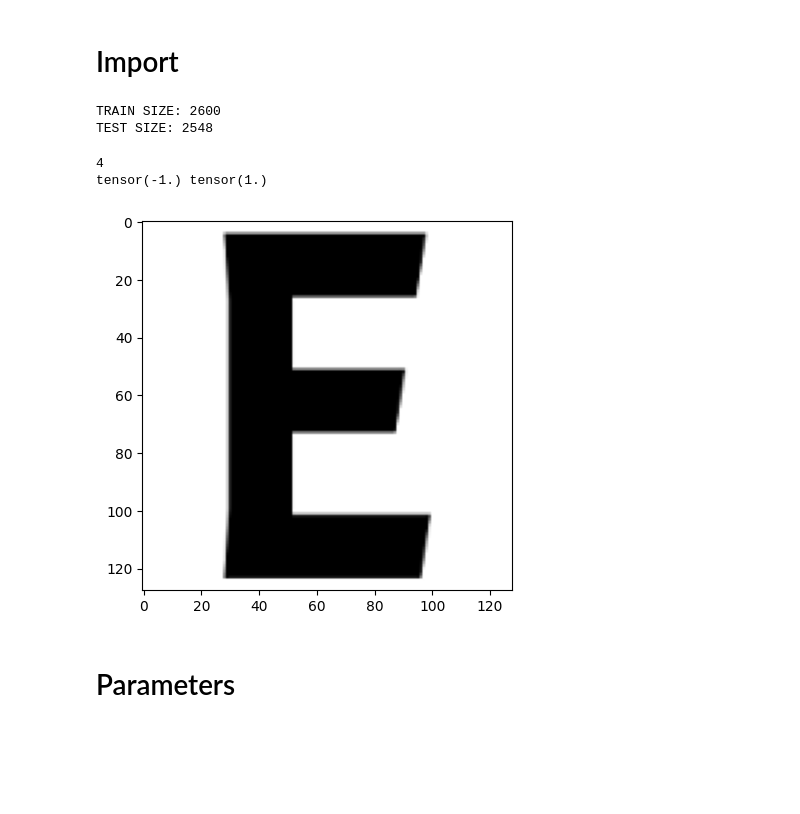
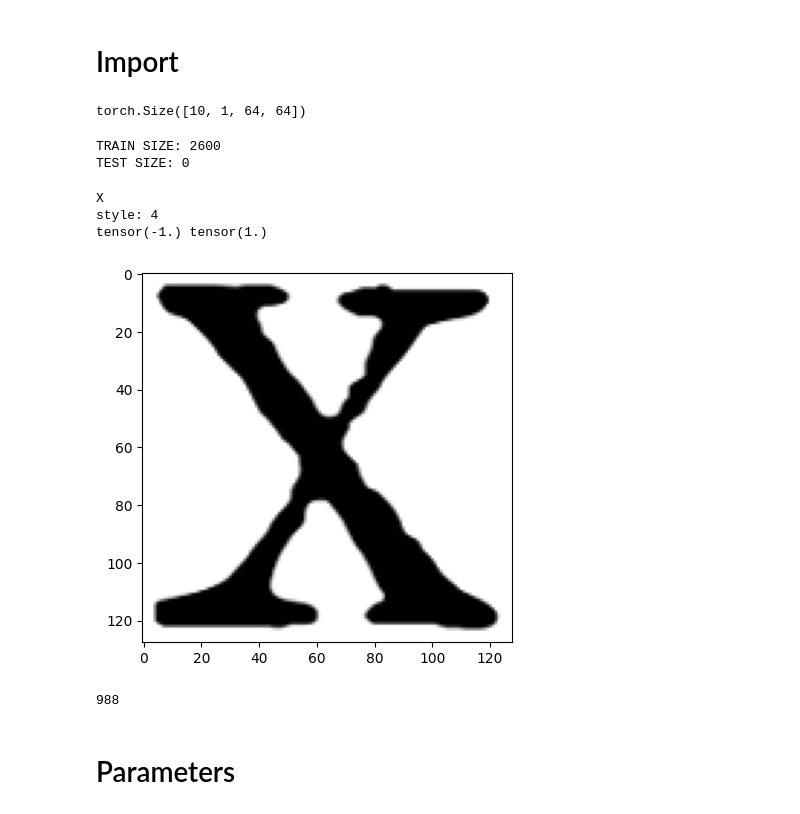
Before and after one commit to tetuomi/font-style-interpolation, a Jupyter notebook: scratch.ipynb, the cells around one changed output. Saved outputs shown, nothing was run; the diff lists cells and outputs as text; code cells hidden in the pictures; blank space fills up the shorter version.

```diff
--- a/scratch.ipynb
+++ b/scratch.ipynb
@@ -30,20 +33,42 @@ from torchvision.transforms import Compose, ToTensor, Lambda, ToPILImage, Center
 from utils import *
 from unet import Unet
 from data_loader import make_data_loader
+# %%
+model = Unet(dim=32, num_classes=26, channels=1, dim_mults=(1, 2, 4, 8,), num_style=100, cond_drop_prob=0.5)
+i = torch.randn(10, 1, 64, 64)
+c = torch.randint(0, 26, (10,))
+s = torch.randint(0, 100, (10,))
+t = torch.randint(0, 1000, (10,))
+
+o = model(i, t, c, s)
+print(o.shape)
+# %% [output]
+torch.Size([10, 1, 64, 64])
 # %%
-d = make_data_loader(12, 128)
+d = make_data_loader(12, 64)['train'].dataset
 # %% [output]
 TRAIN SIZE: 2600
-TEST SIZE: 2548
+TEST SIZE: 0
 # %%
-i = 4
-plt.imshow(d['train'].dataset[i][0][0], cmap='gray')
-print(d['train'].dataset[i][1])
-print(d['train'].dataset[i][0][0].min(), d['train'].dataset[i][0][0].max())
+i = 26*4 + 23
+
+plt.imshow(d[i][0][0], cmap='gray')
+c = chr(d[i][1] + ord('A'))
+print(c)
+print('style:', d[i][2])
+print(d[i][0][0].min(), d[i][0][0].max())
 # %% [output]
-4
+X
+style: 4
 tensor(-1.) tensor(1.)
-[figure, old version]
+[figure, new version]
+# %%
+max_i = 0
+for _, _, i in d['train'].dataset:
+    max_i = max(max_i, i)
+print(max_i)
+# %% [output]
+988
 # %% [markdown]
 # Parameters
 # %%
```
Also changed, not shown: parts of 13 cells of this notebook.
